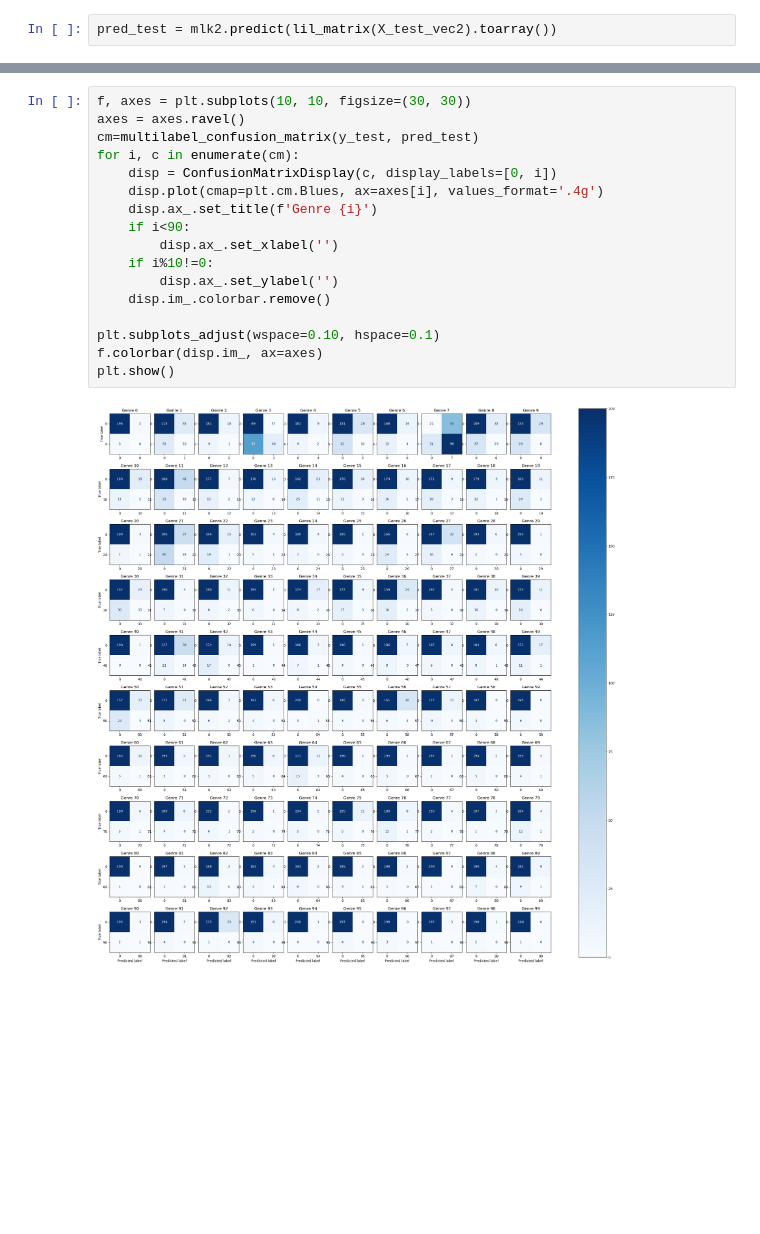
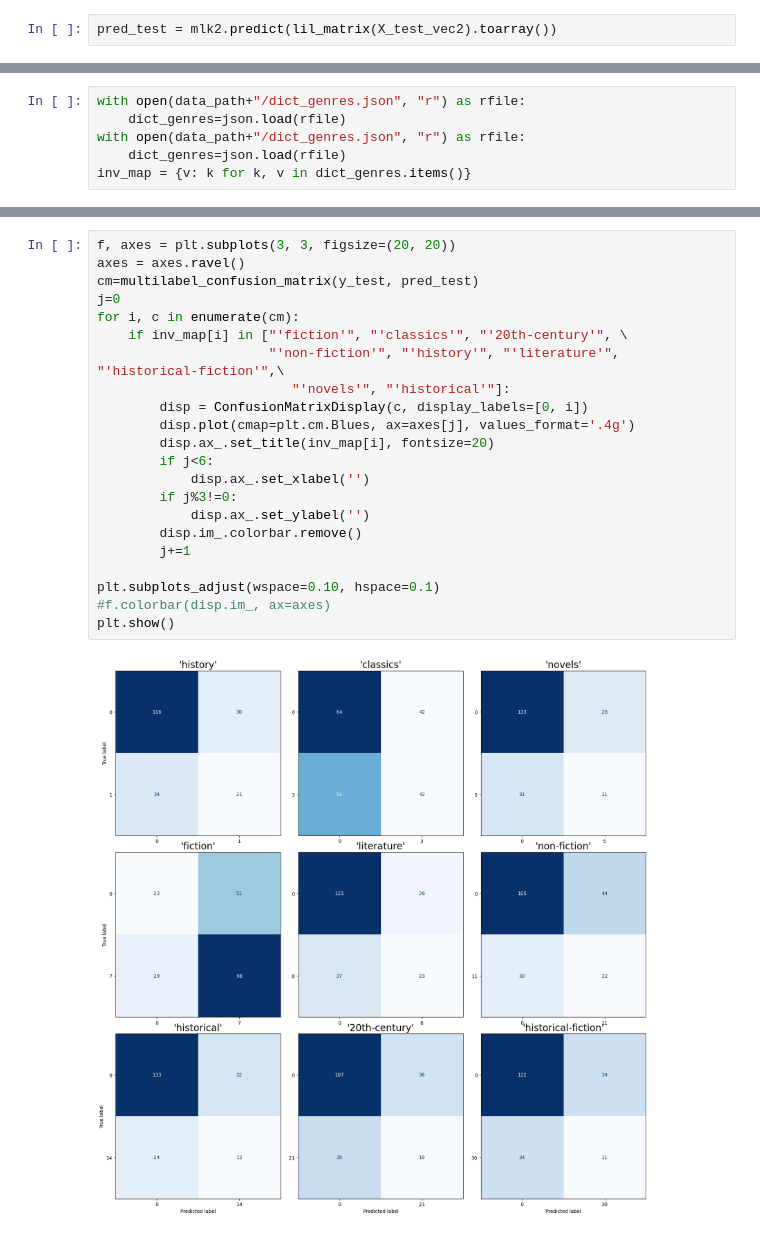
Before and after one commit to cleachataig/COMP550_FinalProject, a Jupyter notebook: genre_prediction.ipynb, the cells around one changed output, grey strips where cells are left out. Saved outputs shown, nothing was run; the diff lists cells and outputs as text; blank space fills up the shorter version.

```diff
--- a/genre_prediction.ipynb
+++ b/genre_prediction.ipynb
@@ -204,0 +207,6 @@ Loss for MLkNN, doc2vec DM =  0.09950248756218906
+# %%
+with open(data_path+"/dict_genres.json", "r") as rfile:
+    dict_genres=json.load(rfile)
+with open(data_path+"/dict_genres.json", "r") as rfile:
+    dict_genres=json.load(rfile)
+inv_map = {v: k for k, v in dict_genres.items()}
@@ -205,19 +233,24 @@ Loss for MLkNN, doc2vec DM =  0.09950248756218906
 # %%
-f, axes = plt.subplots(10, 10, figsize=(30, 30))
+f, axes = plt.subplots(3, 3, figsize=(20, 20))
 axes = axes.ravel()
 cm=multilabel_confusion_matrix(y_test, pred_test)
+j=0
 for i, c in enumerate(cm):
-    disp = ConfusionMatrixDisplay(c, display_labels=[0, i])
-    disp.plot(cmap=plt.cm.Blues, ax=axes[i], values_format='.4g')
-    disp.ax_.set_title(f'Genre {i}')
-    if i<90:
-        disp.ax_.set_xlabel('')
-    if i%10!=0:
-        disp.ax_.set_ylabel('')
-    disp.im_.colorbar.remove()
+    if inv_map[i] in ["'fiction'", "'classics'", "'20th-century'", \
+                      "'non-fiction'", "'history'", "'literature'", "'historical-fiction'",\
+                         "'novels'", "'historical'"]:
+        disp = ConfusionMatrixDisplay(c, display_labels=[0, i])
+        disp.plot(cmap=plt.cm.Blues, ax=axes[j], values_format='.4g')
+        disp.ax_.set_title(inv_map[i], fontsize=20)
+        if j<6:
+            disp.ax_.set_xlabel('')
+        if j%3!=0:
+            disp.ax_.set_ylabel('')
+        disp.im_.colorbar.remove()
+        j+=1
 
 plt.subplots_adjust(wspace=0.10, hspace=0.1)
-f.colorbar(disp.im_, ax=axes)
+#f.colorbar(disp.im_, ax=axes)
 plt.show()
 # %% [output]
-[figure, old version]
+[figure, new version]
```
Also changed, not shown: parts of 10 cells of this notebook, 2 other files.
